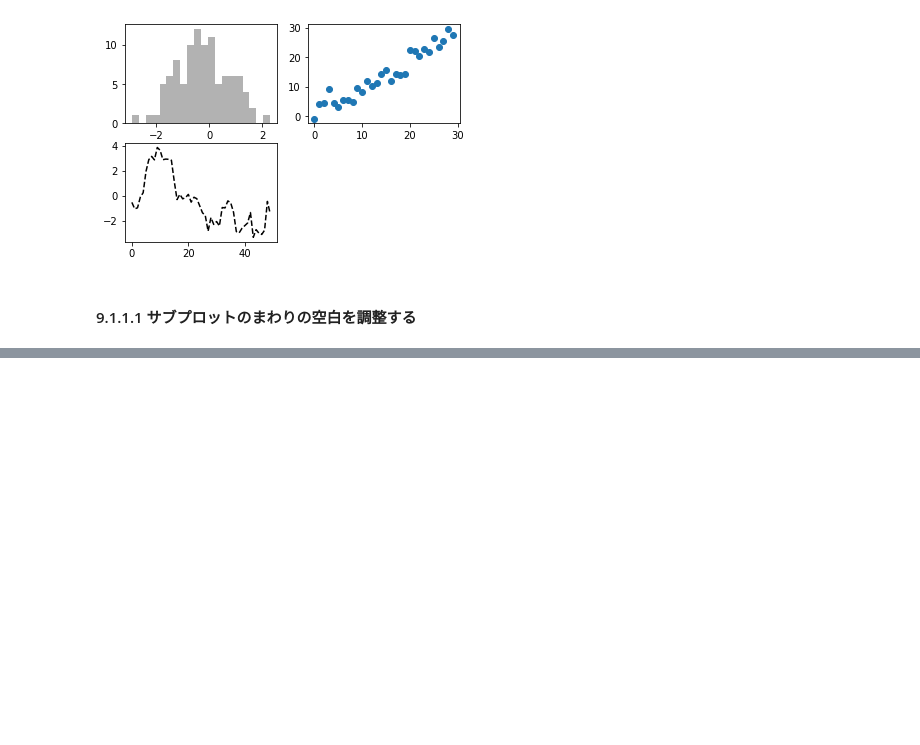
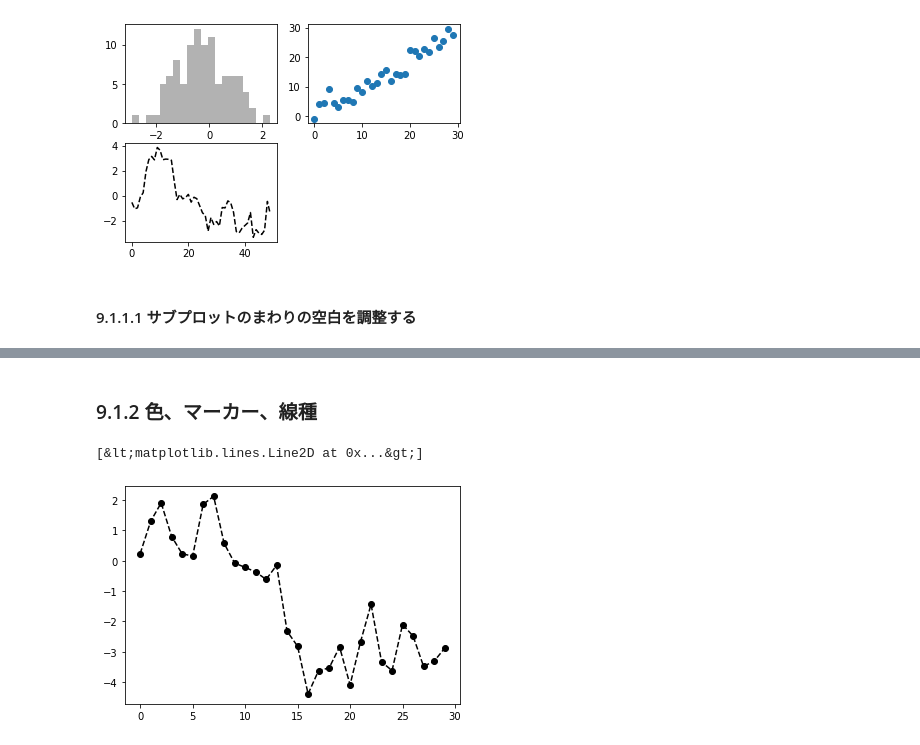
Before and after one commit to makotos-nlproc/py4da-shakyo, a Jupyter notebook: chap9.ipynb, the cells around one changed output, grey strips where cells are left out. Cells and saved outputs as stored; diff of their text form; code cells hidden in the pictures; blank space fills up the shorter version.

```diff
--- a/chap9.ipynb
+++ b/chap9.ipynb
@@ -29,0 +38,7 @@ ax2.scatter(np.arange(30), np.arange(30) + 3 * np.random.randn(30))
+# %% [markdown]
+### 9.1.2 色、マーカー、線種
+# %%
+plt.plot(np.random.randn(30).cumsum(), 'ko--')
+# %% [output]
+[&lt;matplotlib.lines.Line2D at 0x...&gt;]
+[figure, added]
```
Also changed, not shown: parts of 5 cells of this notebook.
